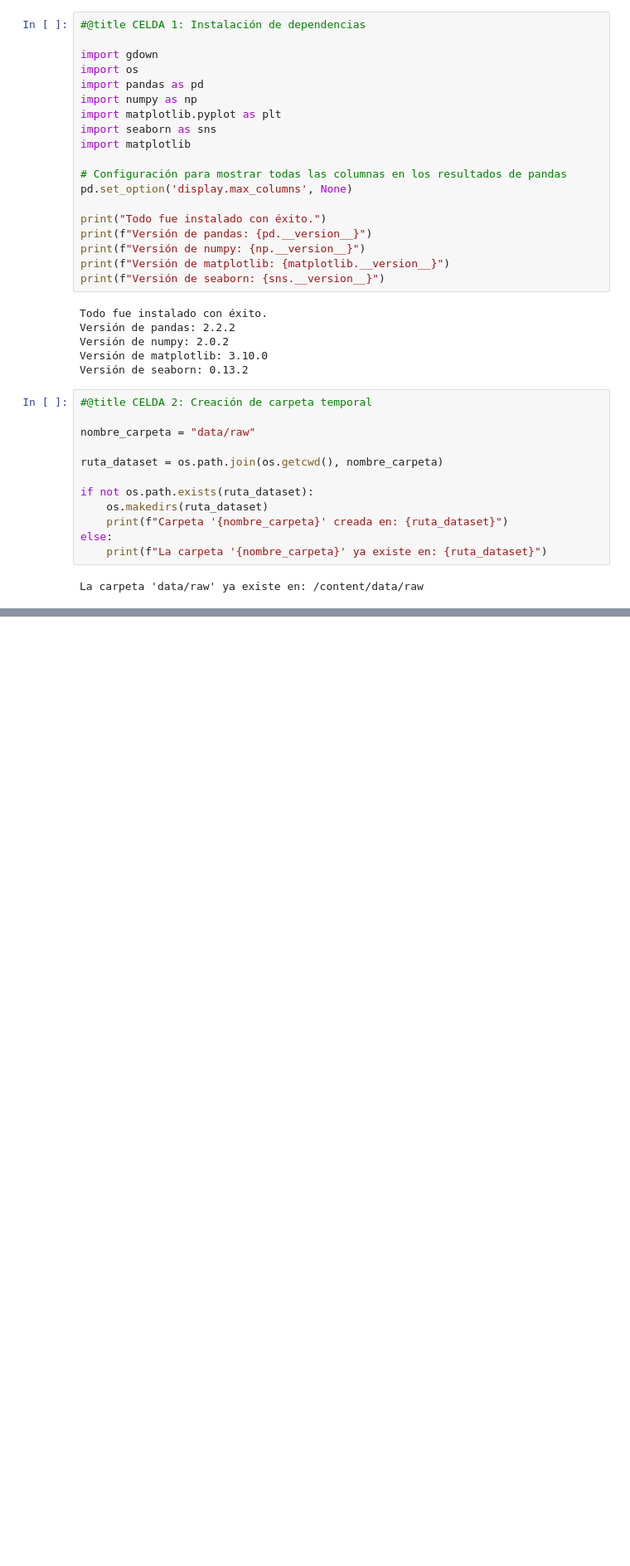
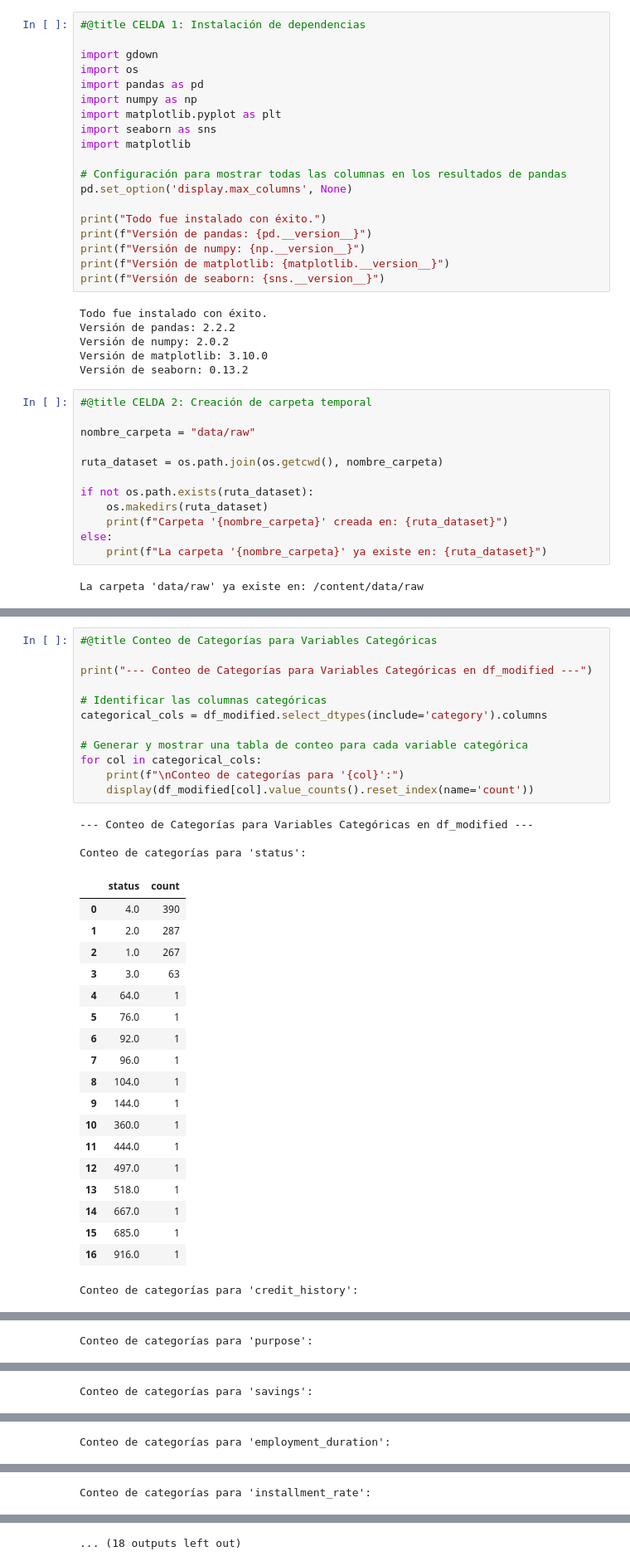
Before and after one commit to m-gaytan/mna-mlops-team46, a Jupyter notebook: notebooks/1_clean_data.ipynb, the cells around one changed output, grey strips where cells are left out. Shown: that part at 83% size. Saved outputs shown, nothing was run; the diff lists cells and outputs as text; blank space fills up the shorter version.

```diff
--- a/notebooks/1_clean_data.ipynb
+++ b/notebooks/1_clean_data.ipynb
@@ -222,0 +399,35 @@ display(comparative_info_df)
+# %%
+#@title Conteo de Categorías para Variables Categóricas
+
+print("--- Conteo de Categorías para Variables Categóricas en df_modified ---")
+
+# Identificar las columnas categóricas
+categorical_cols = df_modified.select_dtypes(include='category').columns
+
+# Generar y mostrar una tabla de conteo para cada variable categórica
+for col in categorical_cols:
+    print(f"\nConteo de categorías para '{col}':")
+    display(df_modified[col].value_counts().reset_index(name='count'))
+# %% [output]
+--- Conteo de Categorías para Variables Categóricas en df_modified ---
+
+Conteo de categorías para 'status':
+|  | status | count |
+| 0 | 4.0 | 390 |
+| 1 | 2.0 | 287 |
+| 2 | 1.0 | 267 |
+| 3 | 3.0 | 63 |
+| 4 | 64.0 | 1 |
+| 5 | 76.0 | 1 |
+| 6 | 92.0 | 1 |
+| 7 | 96.0 | 1 |
+| 8 | 104.0 | 1 |
+| 9 | 144.0 | 1 |
+| 10 | 360.0 | 1 |
+| 11 | 444.0 | 1 |
+| 12 | 497.0 | 1 |
+| 13 | 518.0 | 1 |
+| 14 | 667.0 | 1 |
+| 15 | 685.0 | 1 |
+| 16 | 916.0 | 1 |
+Conteo de categorías para 'credit_history':
@@ -222,0 +451 @@ display(comparative_info_df)
+Conteo de categorías para 'purpose':
@@ -222,0 +469 @@ display(comparative_info_df)
+Conteo de categorías para 'savings':
@@ -222,0 +485 @@ display(comparative_info_df)
+Conteo de categorías para 'employment_duration':
@@ -222,0 +499 @@ display(comparative_info_df)
+Conteo de categorías para 'installment_rate':
@@ -222,0 +509 @@ display(comparative_info_df)
+... (18 outputs left out)
```
Also changed, not shown: parts of 14 cells of this notebook.
